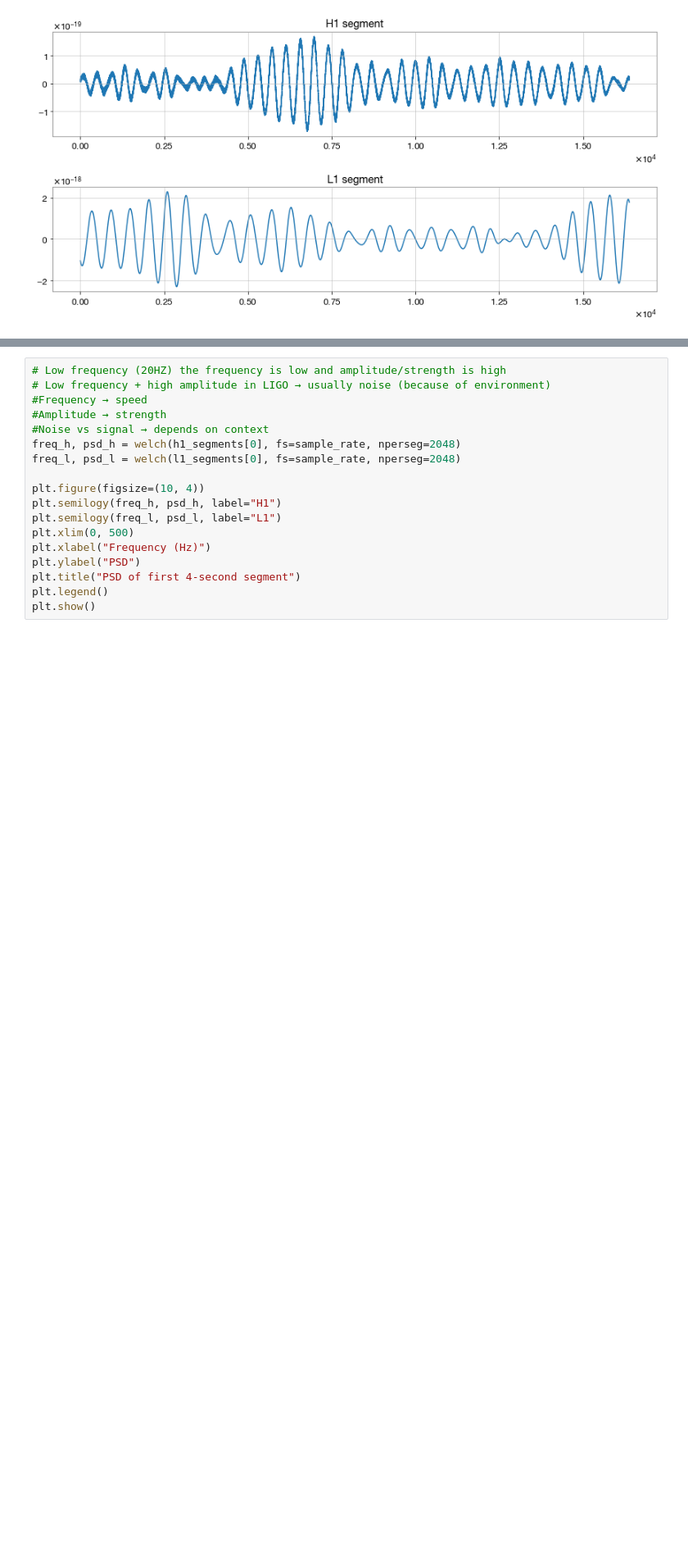
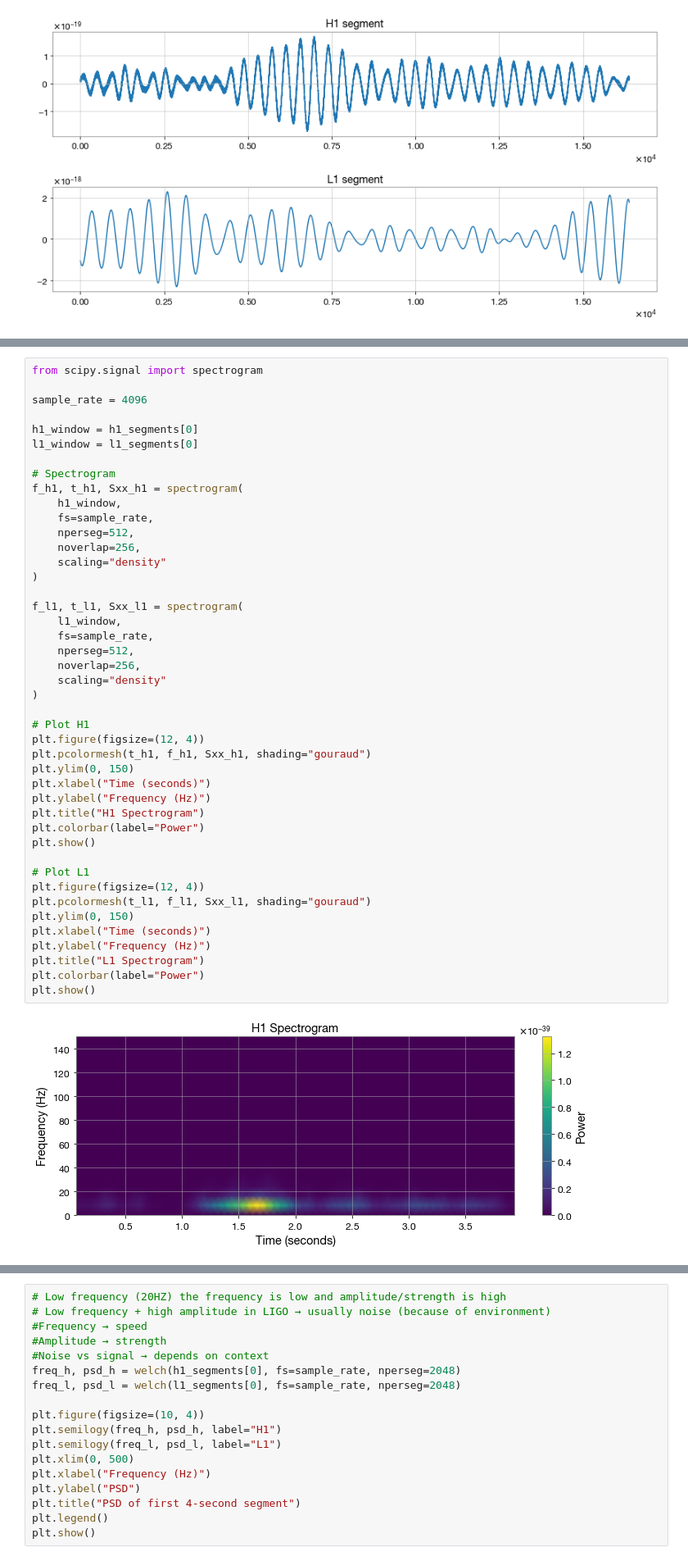
Before and after one commit to alilordifar/gravitational-wave-ml-pipeline, a Jupyter notebook: notebooks/LIGO.ipynb, the cells around one changed output, grey strips where cells are left out. Shown at 82% size. Saved outputs shown, nothing was run; the diff lists cells and outputs as text; blank space fills up the shorter version.

Commit message:
fourier transform, spectrogram and bandpass filter

```diff
--- a/notebooks/LIGO.ipynb
+++ b/notebooks/LIGO.ipynb
@@ -127,0 +164,46 @@ plt.show()
+# %%
+from scipy.signal import spectrogram
+
+sample_rate = 4096
+
+h1_window = h1_segments[0]
+l1_window = l1_segments[0]
+
+# Spectrogram
+f_h1, t_h1, Sxx_h1 = spectrogram(
+    h1_window,
+    fs=sample_rate,
+    nperseg=512,
+    noverlap=256,
+    scaling="density"
+)
+
+f_l1, t_l1, Sxx_l1 = spectrogram(
+    l1_window,
+    fs=sample_rate,
+    nperseg=512,
+    noverlap=256,
+    scaling="density"
+)
+
+# Plot H1
+plt.figure(figsize=(12, 4))
+plt.pcolormesh(t_h1, f_h1, Sxx_h1, shading="gouraud")
+plt.ylim(0, 150)
+plt.xlabel("Time (seconds)")
+plt.ylabel("Frequency (Hz)")
+plt.title("H1 Spectrogram")
+plt.colorbar(label="Power")
+plt.show()
+
+# Plot L1
+plt.figure(figsize=(12, 4))
+plt.pcolormesh(t_l1, f_l1, Sxx_l1, shading="gouraud")
+plt.ylim(0, 150)
+plt.xlabel("Time (seconds)")
+plt.ylabel("Frequency (Hz)")
+plt.title("L1 Spectrogram")
+plt.colorbar(label="Power")
+plt.show()
+# %% [output]
+[figure, added]
```
Also changed, not shown: parts of 7 cells of this notebook.
